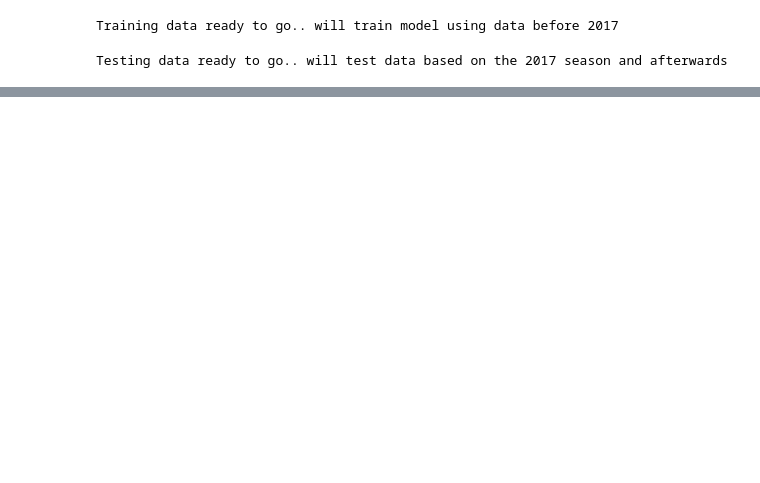
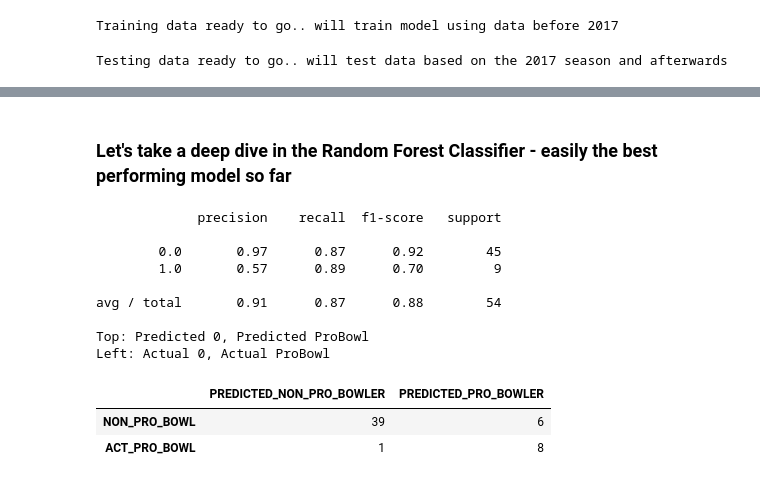
Before and after one commit to georgetown-analytics/Data-Blitz, a Jupyter notebook: ProBowlPasserModel.ipynb, the cells around one changed output, grey strips where cells are left out. Saved outputs shown, nothing was run; the diff lists cells and outputs as text; code cells hidden in the pictures; blank space fills up the shorter version.

```diff
--- a/ProBowlPasserModel.ipynb
+++ b/ProBowlPasserModel.ipynb
@@ -793,7 +795,7 @@ test_data = scaler.fit_transform(test_model_data)
 test_model_data = pd.DataFrame(test_data)
 
 ## Separate out the features from the target (all standardized now)
-test_features = test_model_data.iloc[:, 1:-1]
+test_features = test_model_data.iloc[:, 1:41]
 test_target = test_model_data.iloc[:, 0]
 
 print("Testing data ready to go.. will test data based on the", train_cutoff_dt, "season and afterwards")
@@ -921,0 +928,14 @@ NameError: name 'X' is not defined
+# %%
+clf = KNeighborsClassifier(n_neighbors = 3)
+clf.fit(train_features, train_target)
+#x_train
+score = clf.score(test_features, test_target)
+pred_rslt = clf.predict(test_features)
+
+print(classification_report(test_target, pred_rslt))
+
+##print("Predicted:", pred_rslt)
+##print("Actual : ", y_test)
+print("Top: Predicted 0, Predicted ProBowl")
+print("Left: Actual 0, Actual ProBowl")
+confusion_matrix(test_target, pred_rslt)
@@ -921,0 +954,31 @@ NameError: name 'X' is not defined
+# %% [markdown]
+### Let's take a deep dive in the Random Forest Classifier - easily the best performing model so far
+# %%
+clf = RandomForestClassifier(n_estimators=15)
+clf.fit(train_features, train_target)
+#x_train
+score = clf.score(test_features, test_target)
+pred_rslt = clf.predict(test_features)
+
+print(classification_report(test_target, pred_rslt))
+
+##print("Predicted:", pred_rslt)
+##print("Actual : ", y_test)
+print("Top: Predicted 0, Predicted ProBowl")
+print("Left: Actual 0, Actual ProBowl")
+model_rslt_conf_matx = DataFrame(confusion_matrix(test_target, pred_rslt), index = ['NON_PRO_BOWL', 'ACT_PRO_BOWL'])
+model_rslt_conf_matx.columns = ['PREDICTED_NON_PRO_BOWLER', 'PREDICTED_PRO_BOWLER']
+model_rslt_conf_matx
+# %% [output]
+             precision    recall  f1-score   support
+
+        0.0       0.97      0.87      0.92        45
+        1.0       0.57      0.89      0.70         9
+
+avg / total       0.91      0.87      0.88        54
+
+Top: Predicted 0, Predicted ProBowl
+Left: Actual 0, Actual ProBowl
+|  | PREDICTED_NON_PRO_BOWLER | PREDICTED_PRO_BOWLER |
+| NON_PRO_BOWL | 39 | 6 |
+| ACT_PRO_BOWL | 1 | 8 |
```
Also changed, not shown: parts of 15 cells of this notebook.
